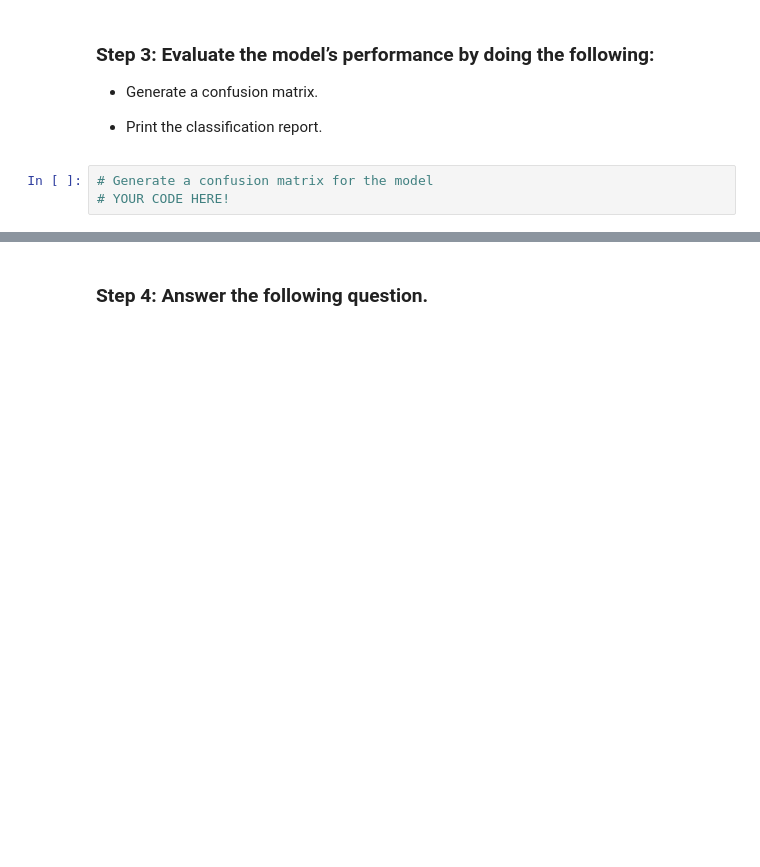
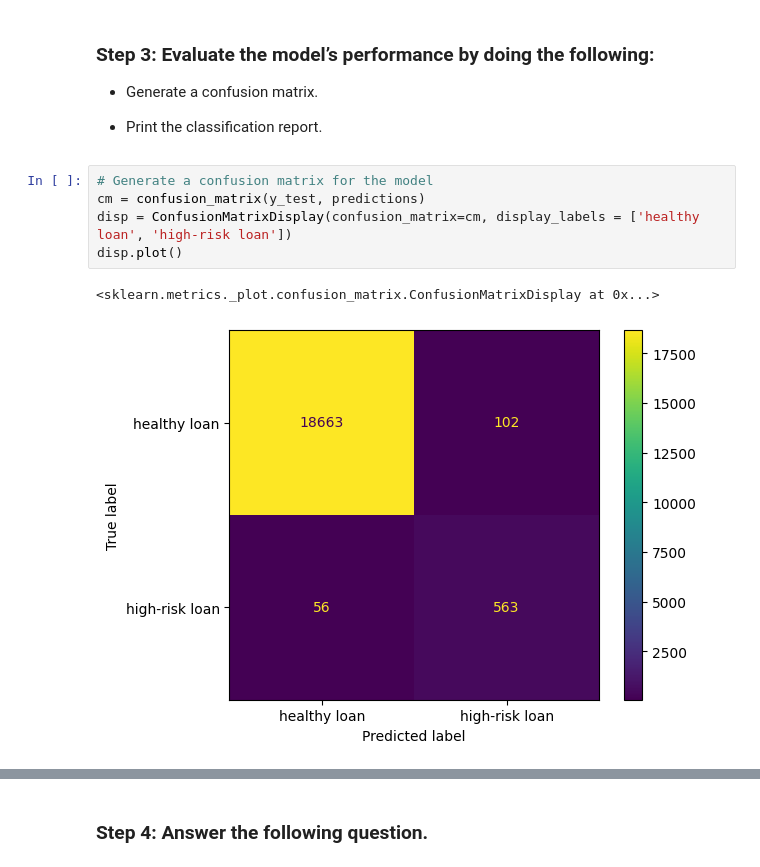
Before and after one commit to bassoon03/credit-risk-classification, a Jupyter notebook: Credit_Risk/credit_risk_classification.ipynb, the cells around one changed output, grey strips where cells are left out. Cells and saved outputs as stored; diff of their text form; blank space fills up the shorter version.

```diff
--- a/Credit_Risk/credit_risk_classification.ipynb
+++ b/Credit_Risk/credit_risk_classification.ipynb
@@ -116,6 +116,11 @@ pd.DataFrame({"Prediction" : predictions, "Actual" : y_test})
 * Print the classification report.
 # %%
 # Generate a confusion matrix for the model
-# YOUR CODE HERE!
+cm = confusion_matrix(y_test, predictions)
+disp = ConfusionMatrixDisplay(confusion_matrix=cm, display_labels = ['healthy loan', 'high-risk loan'])
+disp.plot()
+# %% [output]
+<sklearn.metrics._plot.confusion_matrix.ConfusionMatrixDisplay at 0x...>
+[figure, added]
 # %%
 # Print the classification report for the model
```
Also changed, not shown: parts of 4 cells of this notebook.
